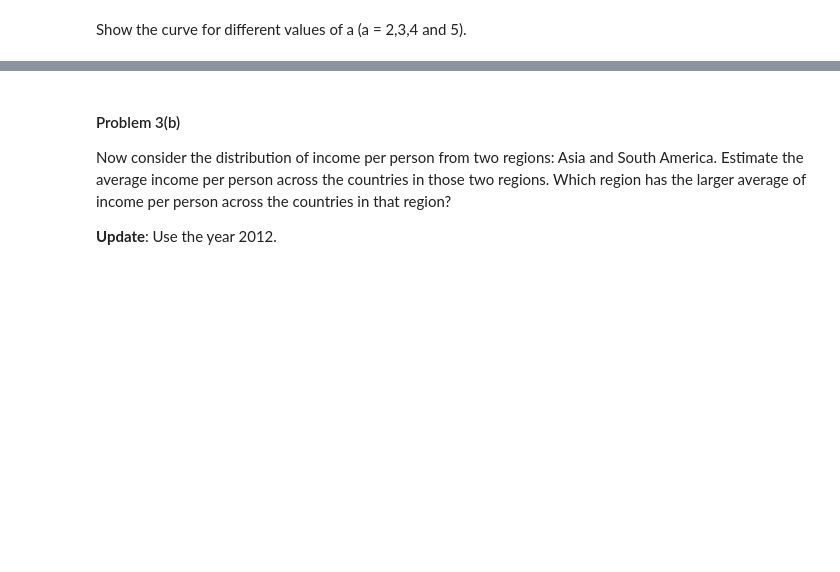
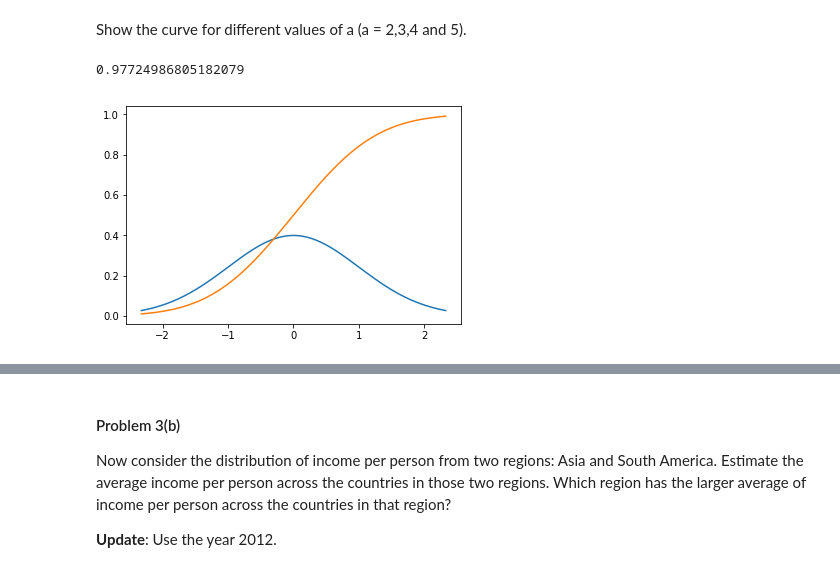
Before and after one commit to suicideBomber1/CS-109, a Jupyter notebook: HW1/HW1.ipynb, the cells around one changed output, grey strips where cells are left out. Cells and saved outputs as stored; diff of their text form; code cells hidden in the pictures; blank space fills up the shorter version.

```diff
--- a/HW1/HW1.ipynb
+++ b/HW1/HW1.ipynb
@@ -499,3 +499,26 @@ Write a function that analytically calculates the ratio of these two proportions
 **Update**: Assume Y is normally distributed with mean equal to 0.
 # %% [markdown]
 Show the curve for different values of a (a = 2,3,4 and 5).
+# %%
+from scipy.stats import norm
+import matplotlib.pyplot as plt
+
+std = 1
+mean_y = 0
+# x = norm()
+y = norm.cdf(2)
+# plt.plot(x)
+# plt.show()
+y
+# %% [output]
+0.97724986805182079
+# %%
+import numpy as np
+x = np.linspace(norm.ppf(0.01), norm.ppf(0.99), 200)
+norm_dist = norm.pdf(x)
+cdf_dist = norm.cdf(x)
+plt.plot(x, norm_dist)
+plt.plot(x, cdf_dist)
+plt.show()
+# %% [output]
+[figure, added]
```
Also changed, not shown: parts of 5 cells of this notebook.
